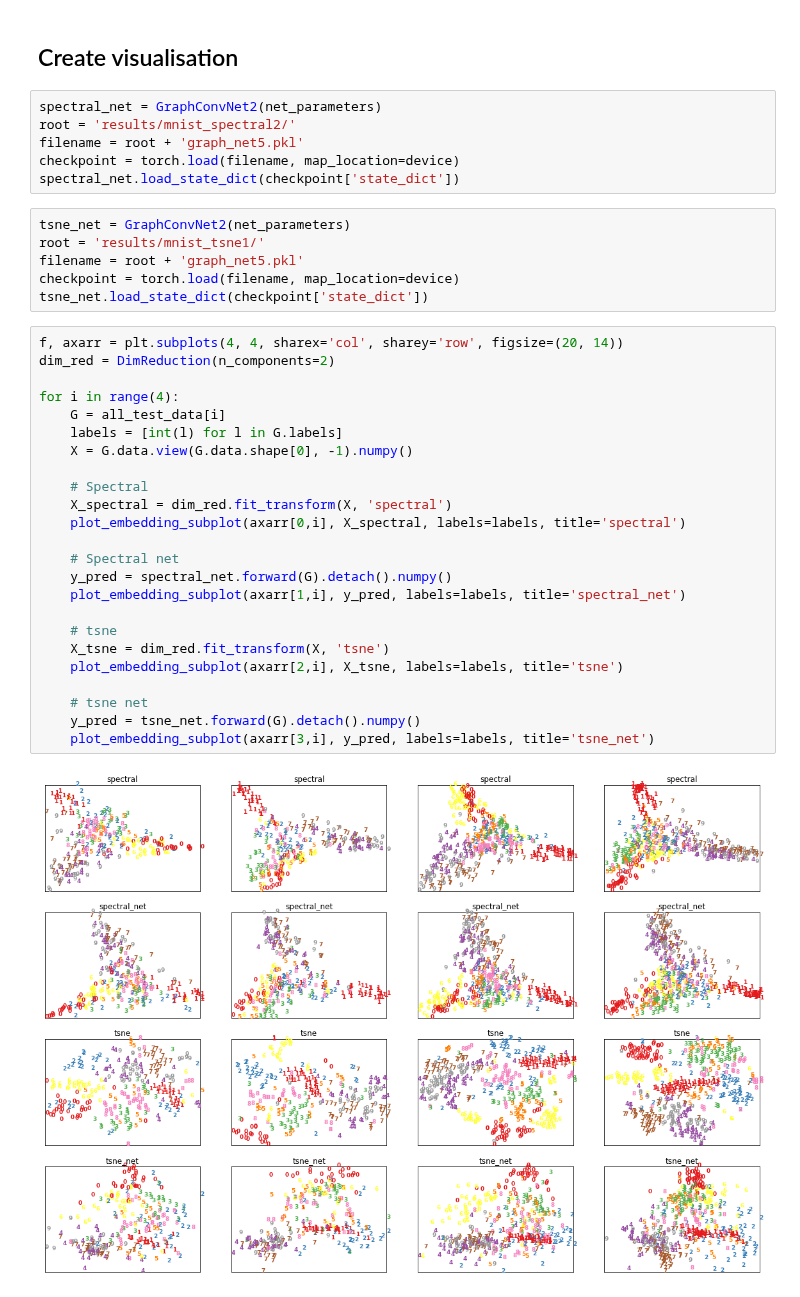
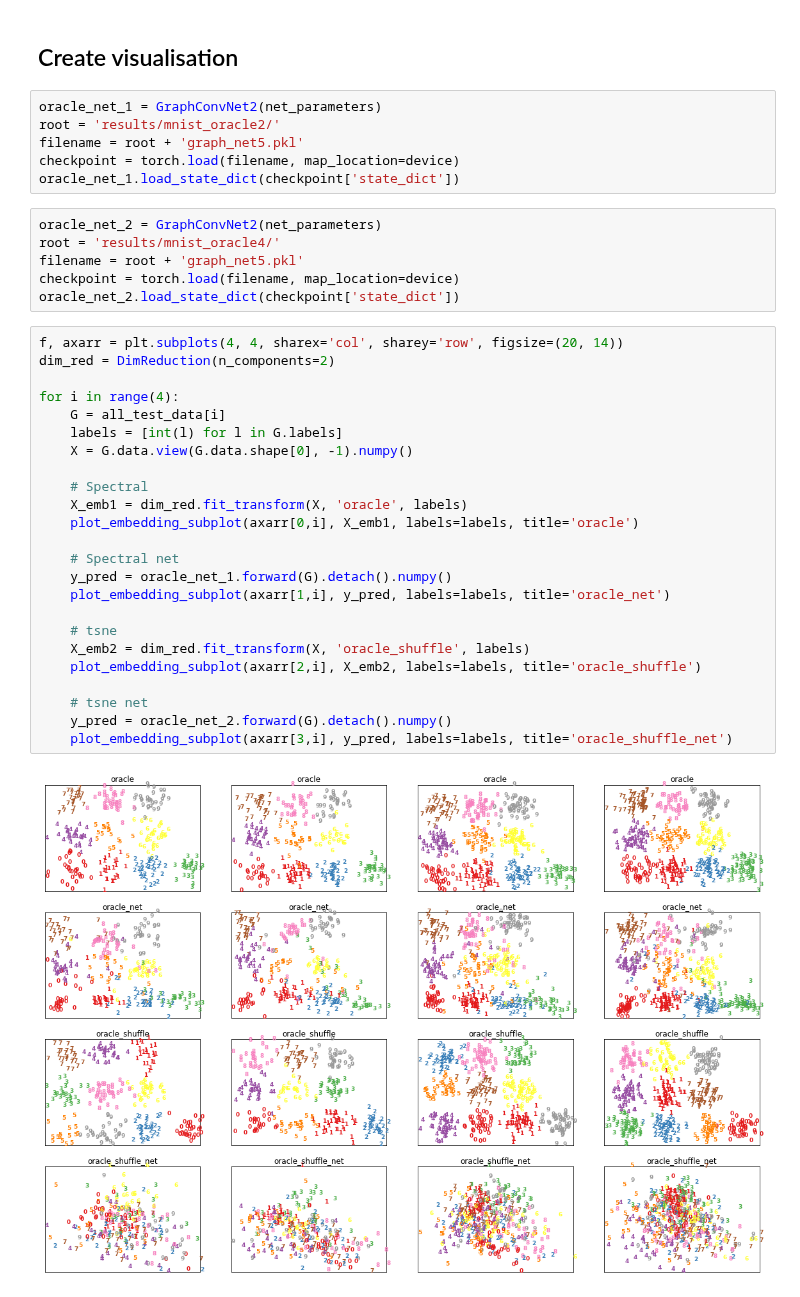
Before and after one commit to leowyy/fyp-graph-clustering, a Jupyter notebook: evaluation_test.ipynb, the cells around one changed output. Drawn from its saved outputs; the diff is of its cells as text.

```diff
--- a/evaluation_test.ipynb
+++ b/evaluation_test.ipynb
@@ -180,40 +180,40 @@ Average time to compute (s) = 0.35555010100026263
 # %% [markdown]
 ## Create visualisation
 # %%
-spectral_net = GraphConvNet2(net_parameters)
-root = 'results/mnist_spectral2/'
+oracle_net_1 = GraphConvNet2(net_parameters)
+root = 'results/mnist_oracle2/'
 filename = root + 'graph_net5.pkl'
 checkpoint = torch.load(filename, map_location=device)
-spectral_net.load_state_dict(checkpoint['state_dict'])
+oracle_net_1.load_state_dict(checkpoint['state_dict'])
 # %%
-tsne_net = GraphConvNet2(net_parameters)
-root = 'results/mnist_tsne1/'
+oracle_net_2 = GraphConvNet2(net_parameters)
+root = 'results/mnist_oracle4/'
 filename = root + 'graph_net5.pkl'
 checkpoint = torch.load(filename, map_location=device)
-tsne_net.load_state_dict(checkpoint['state_dict'])
+oracle_net_2.load_state_dict(checkpoint['state_dict'])
 # %%
 f, axarr = plt.subplots(4, 4, sharex='col', sharey='row', figsize=(20, 14))
 dim_red = DimReduction(n_components=2)
 
 for i in range(4):
     G = all_test_data[i]
     labels = [int(l) for l in G.labels]
     X = G.data.view(G.data.shape[0], -1).numpy()
 
     # Spectral
-    X_spectral = dim_red.fit_transform(X, 'spectral')
-    plot_embedding_subplot(axarr[0,i], X_spectral, labels=labels, title='spectral')
+    X_emb1 = dim_red.fit_transform(X, 'oracle', labels)
+    plot_embedding_subplot(axarr[0,i], X_emb1, labels=labels, title='oracle')
 
     # Spectral net
-    y_pred = spectral_net.forward(G).detach().numpy()
-    plot_embedding_subplot(axarr[1,i], y_pred, labels=labels, title='spectral_net')
+    y_pred = oracle_net_1.forward(G).detach().numpy()
+    plot_embedding_subplot(axarr[1,i], y_pred, labels=labels, title='oracle_net')
 
     # tsne
-    X_tsne = dim_red.fit_transform(X, 'tsne')
-    plot_embedding_subplot(axarr[2,i], X_tsne, labels=labels, title='tsne')
+    X_emb2 = dim_red.fit_transform(X, 'oracle_shuffle', labels)
+    plot_embedding_subplot(axarr[2,i], X_emb2, labels=labels, title='oracle_shuffle')
 
     # tsne net
-    y_pred = tsne_net.forward(G).detach().numpy()
-    plot_embedding_subplot(axarr[3,i], y_pred, labels=labels, title='tsne_net')
+    y_pred = oracle_net_2.forward(G).detach().numpy()
+    plot_embedding_subplot(axarr[3,i], y_pred, labels=labels, title='oracle_shuffle_net')
 # %% [output]
-[figure, old version]
+[figure, new version]
```
Also changed, not shown: parts of 4 cells of this notebook, 7 other files.
